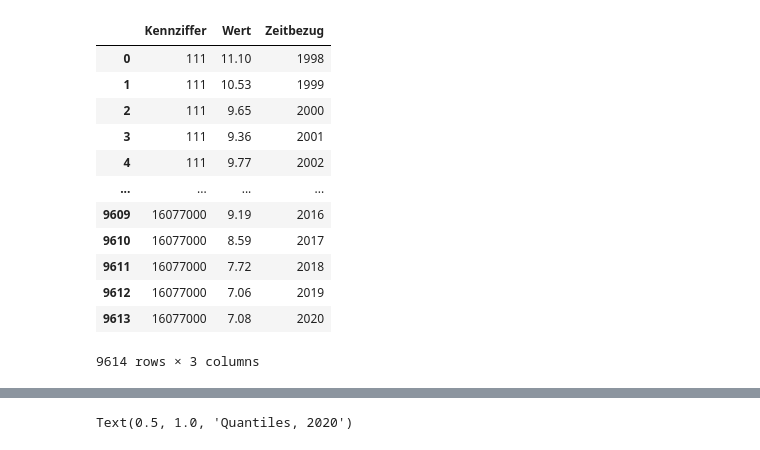
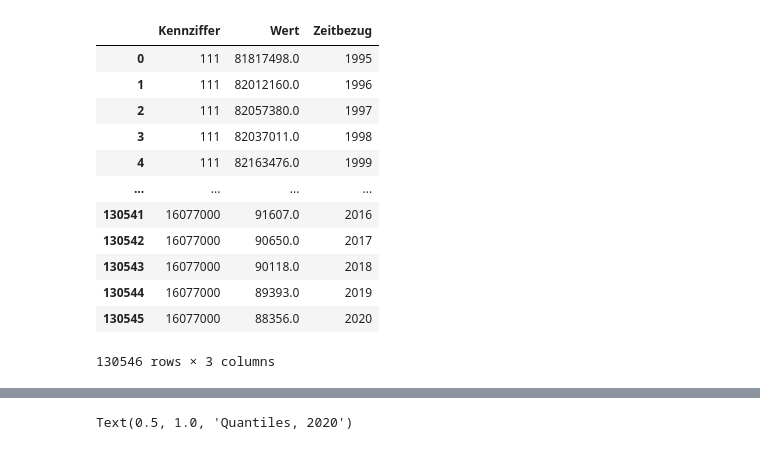
Before and after one commit to HipsterJulius/VSCODE, a Jupyter notebook: inkar-indicators/src/getInkar_maps.ipynb, the cells around one changed output, grey strips where cells are left out. Cells and saved outputs as stored; diff of their text form; code cells hidden in the pictures.

```diff
--- a/inkar-indicators/src/getInkar_maps.ipynb
+++ b/inkar-indicators/src/getInkar_maps.ipynb
@@ -3,22 +3,22 @@ import pandas as pd
 import geopandas as gpd
 import mapclassify as mc
 # %%
-metadata = pd.read_csv("out/csvs/indicator_Arbeitslosenquote.csv")
+metadata = pd.read_csv("out/csvs/indicator_Bevölkerunggesamt.csv")
 metadata
 # %% [output]
 |  | Kennziffer | Wert | Zeitbezug |
-| 0 | 111 | 11.10 | 1998 |
-| 1 | 111 | 10.53 | 1999 |
-| 2 | 111 | 9.65 | 2000 |
-| 3 | 111 | 9.36 | 2001 |
-| 4 | 111 | 9.77 | 2002 |
+| 0 | 111 | 81817498.0 | 1995 |
+| 1 | 111 | 82012160.0 | 1996 |
+| 2 | 111 | 82057380.0 | 1997 |
+| 3 | 111 | 82037011.0 | 1998 |
+| 4 | 111 | 82163476.0 | 1999 |
 | ... | ... | ... | ... |
-| 9609 | 16077000 | 9.19 | 2016 |
-| 9610 | 16077000 | 8.59 | 2017 |
-| 9611 | 16077000 | 7.72 | 2018 |
-| 9612 | 16077000 | 7.06 | 2019 |
-| 9613 | 16077000 | 7.08 | 2020 |
+| 130541 | 16077000 | 91607.0 | 2016 |
+| 130542 | 16077000 | 90650.0 | 2017 |
+| 130543 | 16077000 | 90118.0 | 2018 |
+| 130544 | 16077000 | 89393.0 | 2019 |
+| 130545 | 16077000 | 88356.0 | 2020 |
-9614 rows × 3 columns
+130546 rows × 3 columns
 # %%
 #vg250_sta Flächen Ebene Staat
 #vg250_lan Flächen Ebene Land
```
Also changed, not shown: parts of 4 cells of this notebook, 6 other files.
